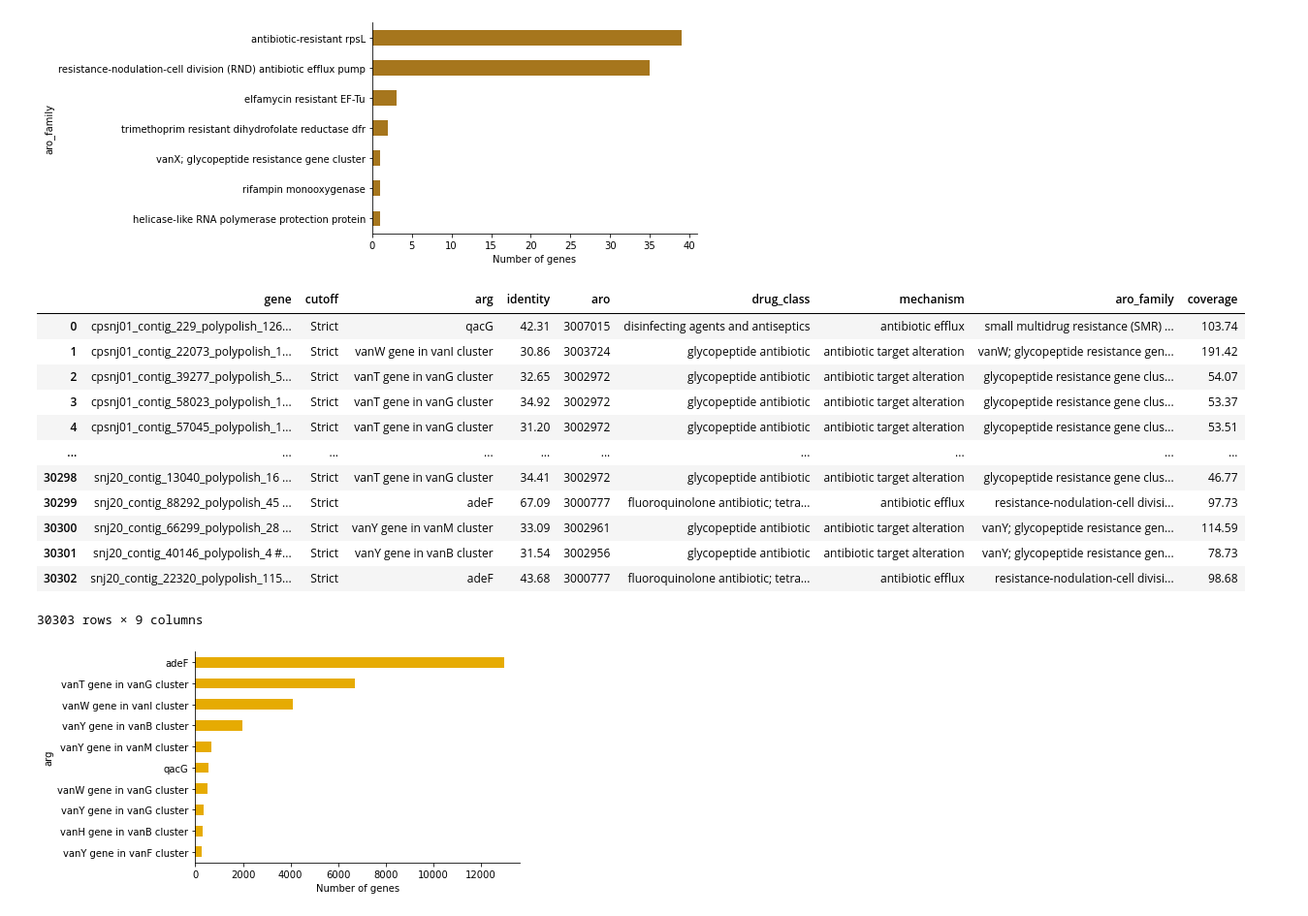
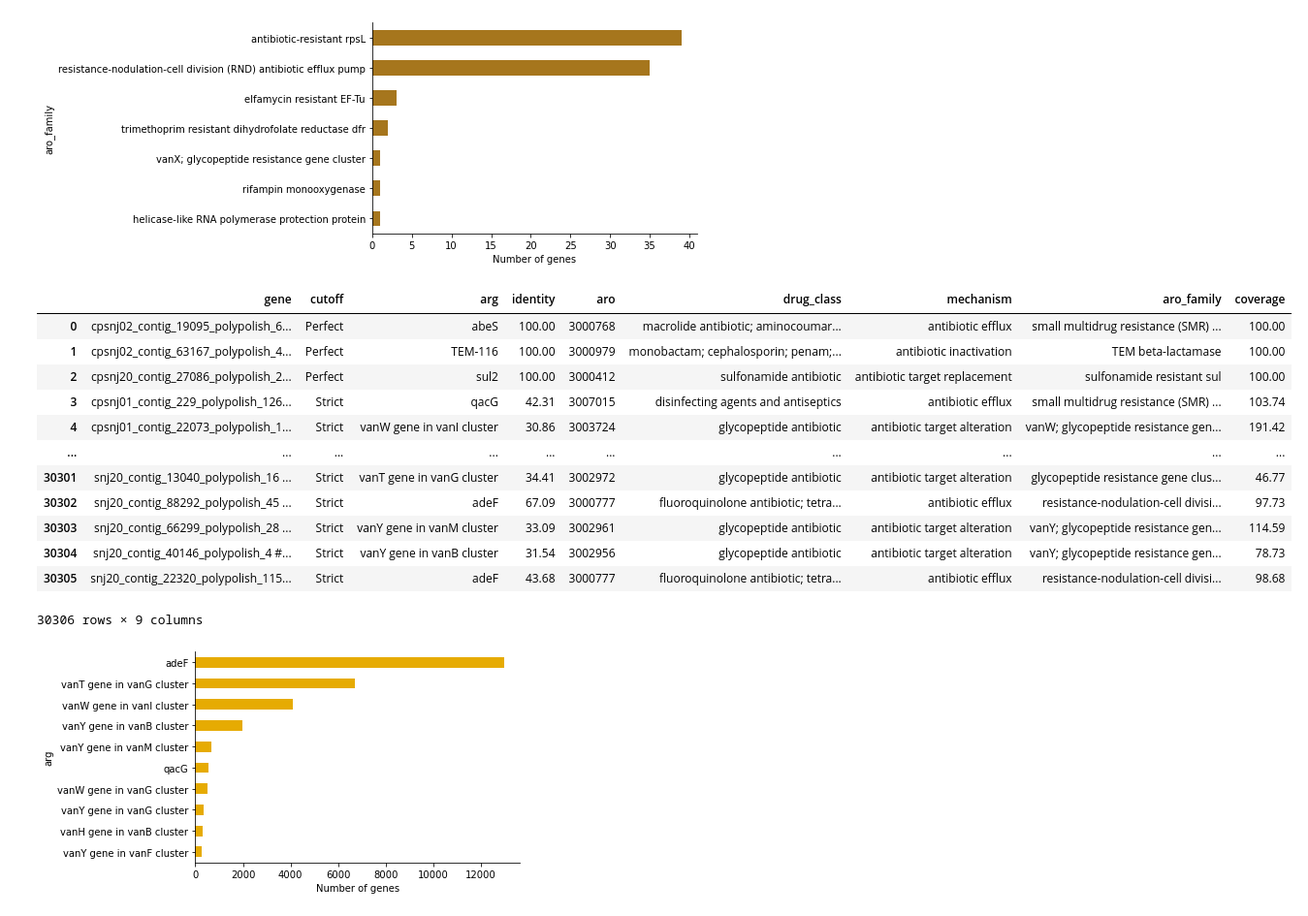
Before and after one commit to BigDataBiology/Duan2026_urban_soil, a Jupyter notebook: analysis/analysis.ipynb, the cells around one changed output. Shown at 97% size. Saved outputs shown, nothing was run; the diff lists cells and outputs as text; code cells hidden in the pictures.

Commit message:
ENH update perfect result of rgi

```diff
--- a/analysis/analysis.ipynb
+++ b/analysis/analysis.ipynb
@@ -565,22 +565,22 @@ ax.spines['top'].set_visible(False)
 # %% [output]
 [figure]
 # %%
-df = pd.read_csv(r'./pre-calculated_data/contig_rgi_strict_dedup.tsv.gz',compression='gzip',sep='\t',usecols=[0,5,8,9,10,14,15,16,20],names=['gene','cutoff','arg','identity','aro','drug_class','mechanism','aro_family','coverage'])
+df = pd.read_csv(r'./pre-calculated_data/contig_rgi_pf_st_dedup.tsv.gz',compression='gzip',sep='\t',usecols=[0,5,8,9,10,14,15,16,20],names=['gene','cutoff','arg','identity','aro','drug_class','mechanism','aro_family','coverage'])
 df
 # %% [output]
 |  | gene | cutoff | arg | identity | aro | drug_class | mechanism | aro_family | coverage |
-| 0 | cpsnj01_contig_229_polypolish_126... | Strict | qacG | 42.31 | 3007015 | disinfecting agents and antiseptics | antibiotic efflux | small multidrug resistance (SMR) ... | 103.74 |
-| 1 | cpsnj01_contig_22073_polypolish_1... | Strict | vanW gene in vanI cluster | 30.86 | 3003724 | glycopeptide antibiotic | antibiotic target alteration | vanW; glycopeptide resistance gen... | 191.42 |
-| 2 | cpsnj01_contig_39277_polypolish_5... | Strict | vanT gene in vanG cluster | 32.65 | 3002972 | glycopeptide antibiotic | antibiotic target alteration | glycopeptide resistance gene clus... | 54.07 |
-| 3 | cpsnj01_contig_58023_polypolish_1... | Strict | vanT gene in vanG cluster | 34.92 | 3002972 | glycopeptide antibiotic | antibiotic target alteration | glycopeptide resistance gene clus... | 53.37 |
-| 4 | cpsnj01_contig_57045_polypolish_1... | Strict | vanT gene in vanG cluster | 31.20 | 3002972 | glycopeptide antibiotic | antibiotic target alteration | glycopeptide resistance gene clus... | 53.51 |
+| 0 | cpsnj02_contig_19095_polypolish_6... | Perfect | abeS | 100.00 | 3000768 | macrolide antibiotic; aminocoumar... | antibiotic efflux | small multidrug resistance (SMR) ... | 100.00 |
+| 1 | cpsnj02_contig_63167_polypolish_4... | Perfect | TEM-116 | 100.00 | 3000979 | monobactam; cephalosporin; penam;... | antibiotic inactivation | TEM beta-lactamase | 100.00 |
+| 2 | cpsnj20_contig_27086_polypolish_2... | Perfect | sul2 | 100.00 | 3000412 | sulfonamide antibiotic | antibiotic target replacement | sulfonamide resistant sul | 100.00 |
+| 3 | cpsnj01_contig_229_polypolish_126... | Strict | qacG | 42.31 | 3007015 | disinfecting agents and antiseptics | antibiotic efflux | small multidrug resistance (SMR) ... | 103.74 |
+| 4 | cpsnj01_contig_22073_polypolish_1... | Strict | vanW gene in vanI cluster | 30.86 | 3003724 | glycopeptide antibiotic | antibiotic target alteration | vanW; glycopeptide resistance gen... | 191.42 |
 | ... | ... | ... | ... | ... | ... | ... | ... | ... | ... |
-| 30298 | snj20_contig_13040_polypolish_16 ... | Strict | vanT gene in vanG cluster | 34.41 | 3002972 | glycopeptide antibiotic | antibiotic target alteration | glycopeptide resistance gene clus... | 46.77 |
-| 30299 | snj20_contig_88292_polypolish_45 ... | Strict | adeF | 67.09 | 3000777 | fluoroquinolone antibiotic; tetra... | antibiotic efflux | resistance-nodulation-cell divisi... | 97.73 |
-| 30300 | snj20_contig_66299_polypolish_28 ... | Strict | vanY gene in vanM cluster | 33.09 | 3002961 | glycopeptide antibiotic | antibiotic target alteration | vanY; glycopeptide resistance gen... | 114.59 |
-| 30301 | snj20_contig_40146_polypolish_4 #... | Strict | vanY gene in vanB cluster | 31.54 | 3002956 | glycopeptide antibiotic | antibiotic target alteration | vanY; glycopeptide resistance gen... | 78.73 |
-| 30302 | snj20_contig_22320_polypolish_115... | Strict | adeF | 43.68 | 3000777 | fluoroquinolone antibiotic; tetra... | antibiotic efflux | resistance-nodulation-cell divisi... | 98.68 |
+| 30301 | snj20_contig_13040_polypolish_16 ... | Strict | vanT gene in vanG cluster | 34.41 | 3002972 | glycopeptide antibiotic | antibiotic target alteration | glycopeptide resistance gene clus... | 46.77 |
+| 30302 | snj20_contig_88292_polypolish_45 ... | Strict | adeF | 67.09 | 3000777 | fluoroquinolone antibiotic; tetra... | antibiotic efflux | resistance-nodulation-cell divisi... | 97.73 |
+| 30303 | snj20_contig_66299_polypolish_28 ... | Strict | vanY gene in vanM cluster | 33.09 | 3002961 | glycopeptide antibiotic | antibiotic target alteration | vanY; glycopeptide resistance gen... | 114.59 |
+| 30304 | snj20_contig_40146_polypolish_4 #... | Strict | vanY gene in vanB cluster | 31.54 | 3002956 | glycopeptide antibiotic | antibiotic target alteration | vanY; glycopeptide resistance gen... | 78.73 |
+| 30305 | snj20_contig_22320_polypolish_115... | Strict | adeF | 43.68 | 3000777 | fluoroquinolone antibiotic; tetra... | antibiotic efflux | resistance-nodulation-cell divisi... | 98.68 |
-30303 rows × 9 columns
+30306 rows × 9 columns
 # %%
 arg = df.groupby(['arg']).size().sort_values().tail(10)
 ax =arg.plot.barh(color='#e6ab02')
```
Also changed, not shown: parts of 6 cells of this notebook, 4 other files.
